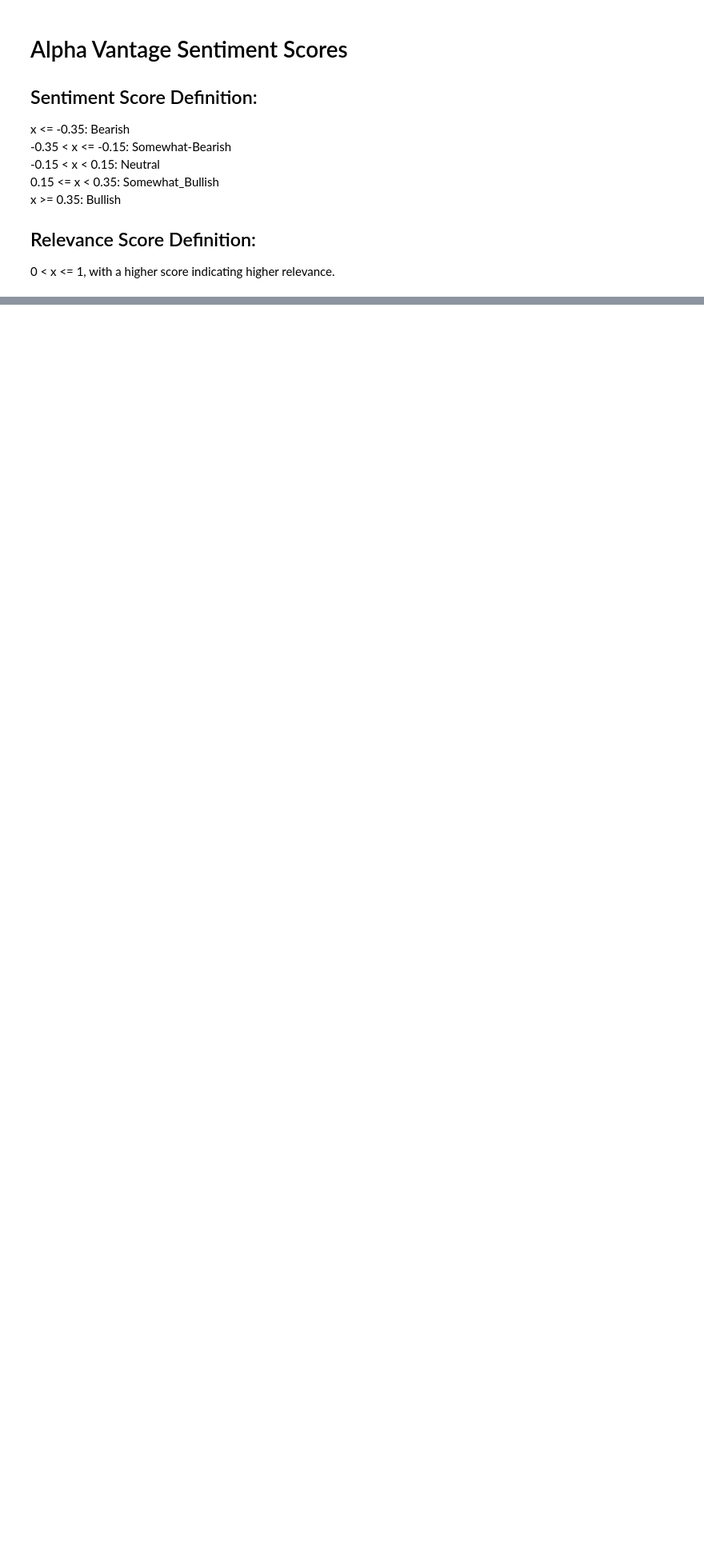
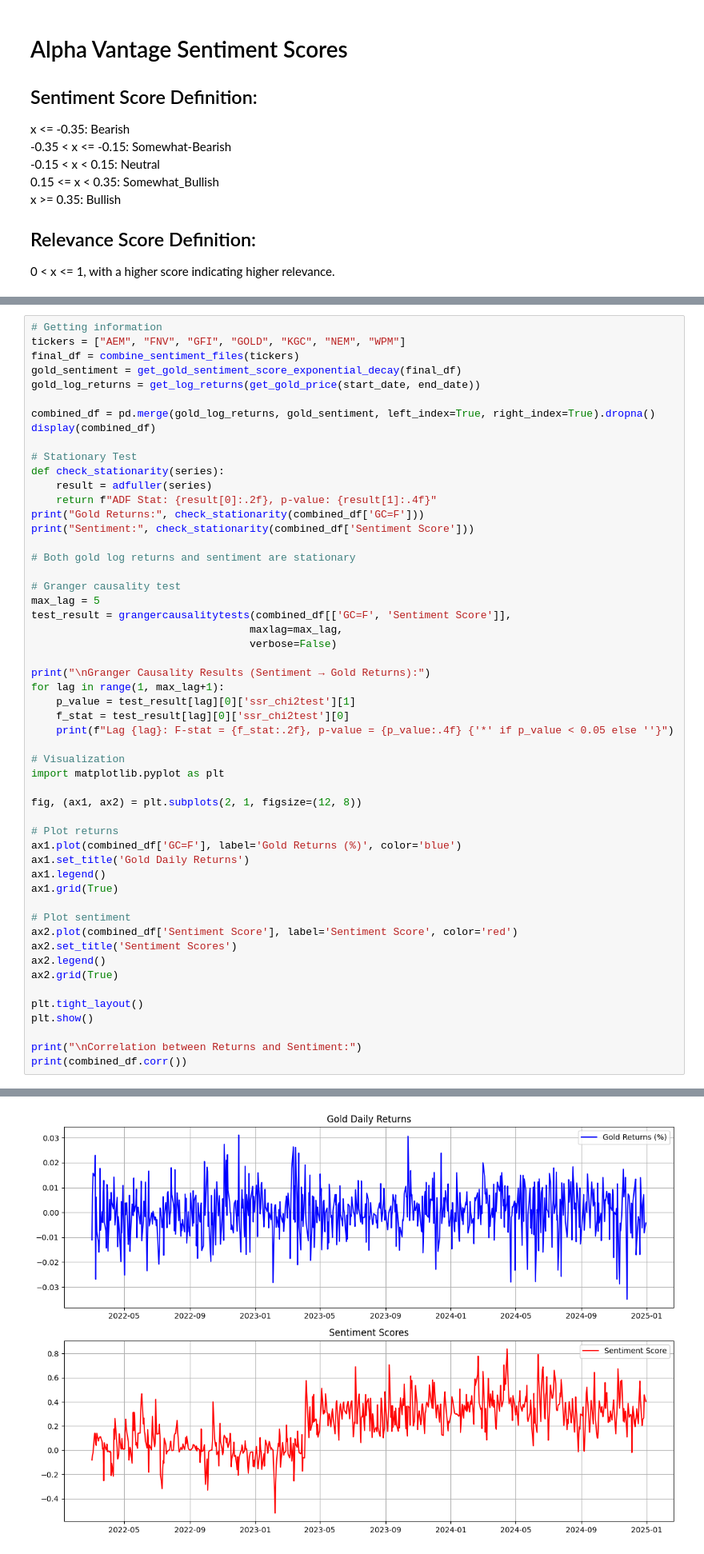
Before and after one commit to whyyouj/market-sentiment-analysis, a Jupyter notebook: news/alpha_vantage_api/data_processing.ipynb, the cells around one changed output, grey strips where cells are left out. Shown: that part at 80% size. Cells and saved outputs as stored; diff of their text form; blank space fills up the shorter version.

```diff
--- a/news/alpha_vantage_api/data_processing.ipynb
+++ b/news/alpha_vantage_api/data_processing.ipynb
@@ -101,0 +234,54 @@ final_df
+# %%
+# Getting information
+tickers = ["AEM", "FNV", "GFI", "GOLD", "KGC", "NEM", "WPM"]
+final_df = combine_sentiment_files(tickers)
+gold_sentiment = get_gold_sentiment_score_exponential_decay(final_df)
+gold_log_returns = get_log_returns(get_gold_price(start_date, end_date))
+
+combined_df = pd.merge(gold_log_returns, gold_sentiment, left_index=True, right_index=True).dropna()
+display(combined_df)
+
+# Stationary Test
+def check_stationarity(series):
+    result = adfuller(series)
+    return f"ADF Stat: {result[0]:.2f}, p-value: {result[1]:.4f}"
+print("Gold Returns:", check_stationarity(combined_df['GC=F']))
+print("Sentiment:", check_stationarity(combined_df['Sentiment Score']))
+
+# Both gold log returns and sentiment are stationary
+
+# Granger causality test
+max_lag = 5
+test_result = grangercausalitytests(combined_df[['GC=F', 'Sentiment Score']],
+                                   maxlag=max_lag,
+                                   verbose=False)
+
+print("\nGranger Causality Results (Sentiment → Gold Returns):")
+for lag in range(1, max_lag+1):
+    p_value = test_result[lag][0]['ssr_chi2test'][1]
+    f_stat = test_result[lag][0]['ssr_chi2test'][0]
+    print(f"Lag {lag}: F-stat = {f_stat:.2f}, p-value = {p_value:.4f} {'*' if p_value < 0.05 else ''}")
+
+# Visualization
+import matplotlib.pyplot as plt
+
+fig, (ax1, ax2) = plt.subplots(2, 1, figsize=(12, 8))
+
+# Plot returns
+ax1.plot(combined_df['GC=F'], label='Gold Returns (%)', color='blue')
+ax1.set_title('Gold Daily Returns')
+ax1.legend()
+ax1.grid(True)
+
+# Plot sentiment
+ax2.plot(combined_df['Sentiment Score'], label='Sentiment Score', color='red')
+ax2.set_title('Sentiment Scores')
+ax2.legend()
+ax2.grid(True)
+
+plt.tight_layout()
+plt.show()
+
+print("\nCorrelation between Returns and Sentiment:")
+print(combined_df.corr())
+# %% [output]
@@ -101,0 +311 @@ final_df
+[figure, added]
```
Also changed, not shown: parts of 13 cells of this notebook, 1 other file.
